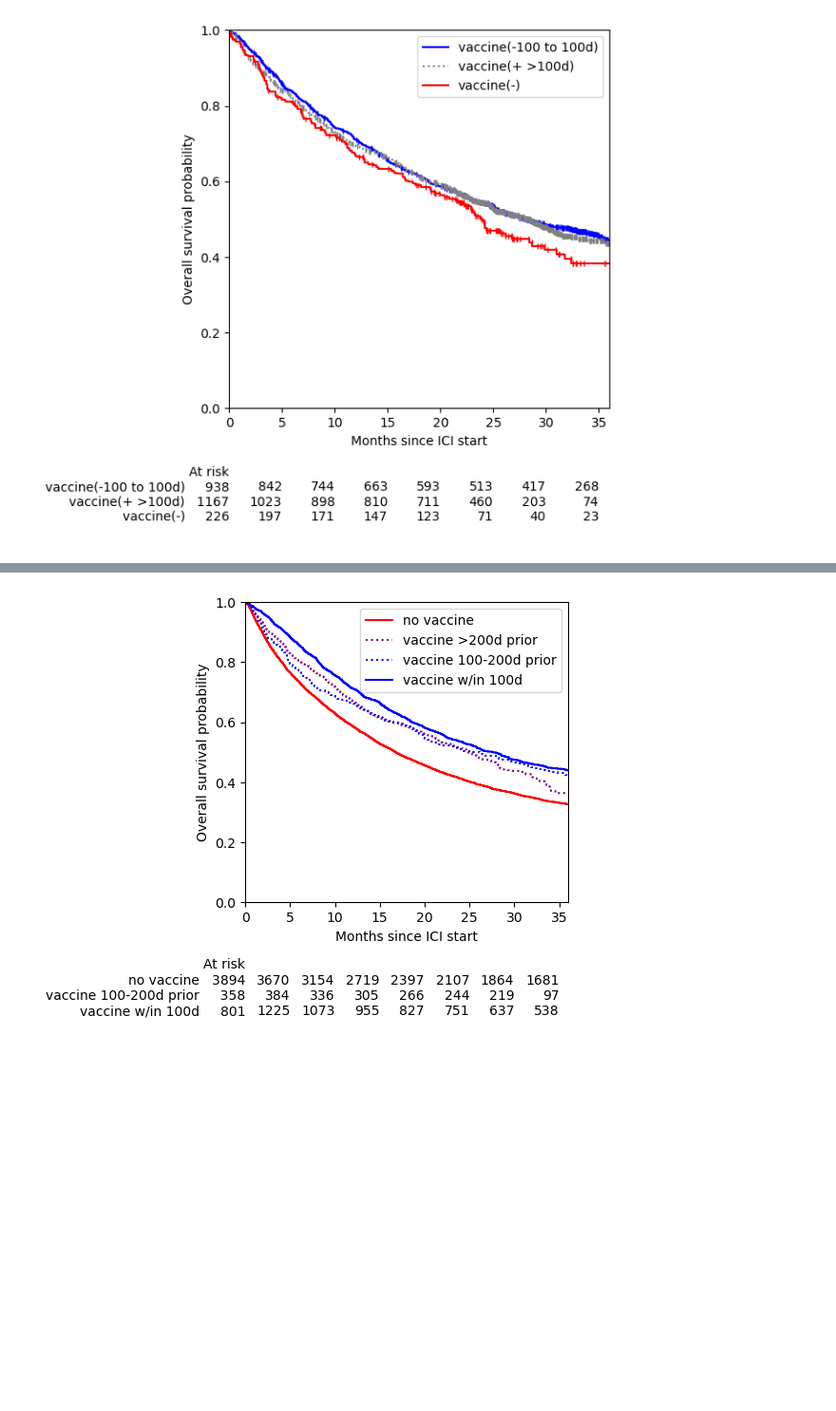
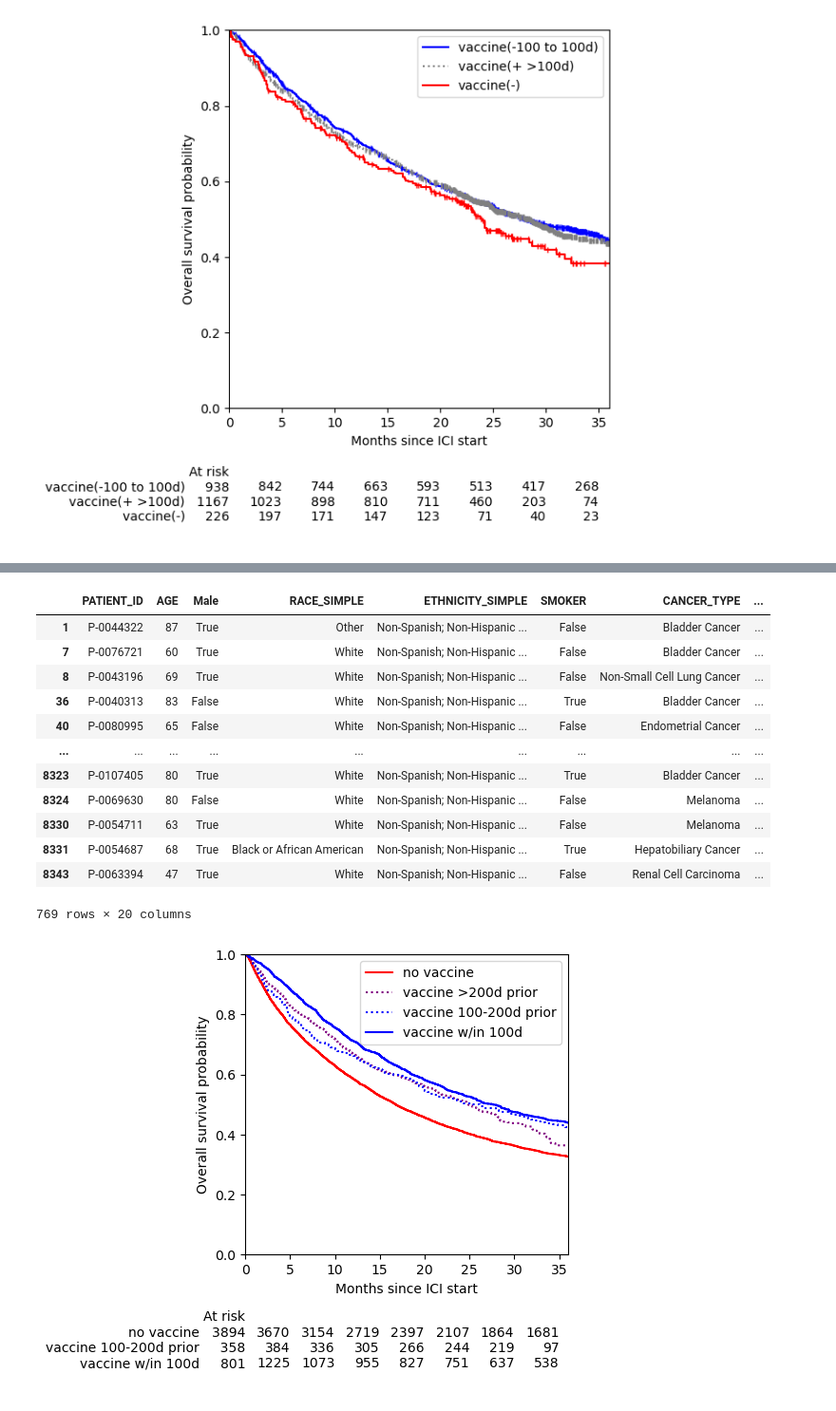
Before and after one commit to clinical-data-mining/covid_vaccine_io, a Jupyter notebook: analysis.ipynb, the cells around one changed output, grey strips where cells are left out. Shown at 95% size. Drawn from its saved outputs; the diff is of its cells as text; code cells hidden in the pictures; blank space fills up the shorter version.

```diff
--- a/analysis.ipynb
+++ b/analysis.ipynb
@@ -389,4 +390,20 @@ plt.show()
 [figure]
+# %%
+df_master_io_cancer_pfs[(df_master_io_cancer_pfs.stop_pfs<df_master_io_cancer_pfs.start) & df_master_io_cancer_pfs.progressed]
+# %% [output]
+|  | PATIENT_ID | AGE | Male | RACE_SIMPLE | ETHNICITY_SIMPLE | SMOKER | CANCER_TYPE | ... |
+| 1 | P-0044322 | 87 | True | Other | Non-Spanish; Non-Hispanic ... | False | Bladder Cancer | ... |
+| 7 | P-0076721 | 60 | True | White | Non-Spanish; Non-Hispanic ... | False | Bladder Cancer | ... |
+| 8 | P-0043196 | 69 | True | White | Non-Spanish; Non-Hispanic ... | False | Non-Small Cell Lung Cancer | ... |
+| 36 | P-0040313 | 83 | False | White | Non-Spanish; Non-Hispanic ... | True | Bladder Cancer | ... |
+| 40 | P-0080995 | 65 | False | White | Non-Spanish; Non-Hispanic ... | False | Endometrial Cancer | ... |
+| ... | ... | ... | ... | ... | ... | ... | ... | ... |
+| 8323 | P-0107405 | 80 | True | White | Non-Spanish; Non-Hispanic ... | True | Bladder Cancer | ... |
+| 8324 | P-0069630 | 80 | False | White | Non-Spanish; Non-Hispanic ... | False | Melanoma | ... |
+| 8330 | P-0054711 | 63 | True | White | Non-Spanish; Non-Hispanic ... | False | Melanoma | ... |
+| 8331 | P-0054687 | 68 | True | Black or African American | Non-Spanish; Non-Hispanic ... | True | Hepatobiliary Cancer | ... |
+| 8343 | P-0063394 | 47 | True | White | Non-Spanish; Non-Hispanic ... | False | Renal Cell Carcinoma | ... |
+769 rows × 20 columns
 # %%
 # Older vaccine analysis
 
```
Also changed, not shown: parts of 1 cell of this notebook, 5 other files.
